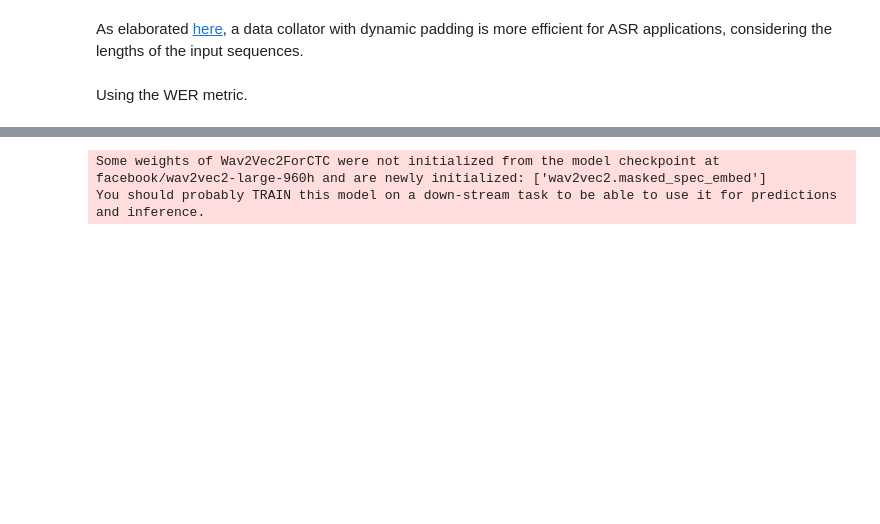
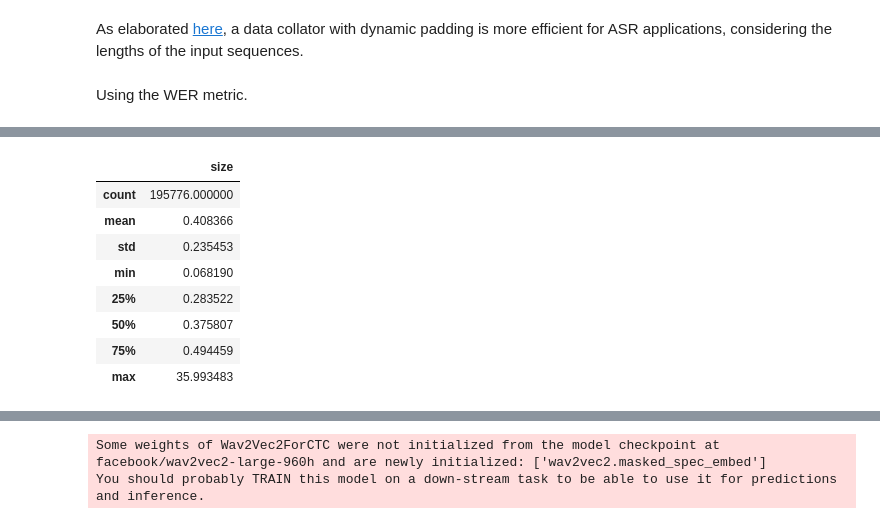
Before and after one commit to teofc111/asr_project, a Jupyter notebook: asr-train/cv-train-2a.ipynb, the cells around one changed output, grey strips where cells are left out. Cells and saved outputs as stored; diff of their text form; code cells hidden in the pictures; blank space fills up the shorter version.

```diff
--- a/asr-train/cv-train-2a.ipynb
+++ b/asr-train/cv-train-2a.ipynb
@@ -361,0 +545,27 @@ You should probably TRAIN this model on a down-stream task to be able to use it
+# %%
+import os
+import pandas as pd
+
+# Define the folder path
+folder_path = '/home/tfc/asr_project/common_voice/cv-valid-train/cv-valid-train'
+
+# Create a list to store file information
+file_info = []
+
+# Iterate over all files in the directory
+for filename in os.listdir(folder_path):
+    file_path = os.path.join(folder_path, filename)
+    if os.path.isfile(file_path):  # Ensure it is a file
+        file_size = os.path.getsize(file_path)  # Get file size in bytes
+        file_extension = os.path.splitext(filename)[1]  # Get file extension
+        file_info.append({
+            "name": filename,
+            "size": file_size/1024/1024,
+            "ext": file_extension
+        })
+
+# Create a DataFrame from the list of dictionaries
+df = pd.DataFrame(file_info)
+
+# Display the DataFrame
+print(df)
@@ -361,0 +587,13 @@ You should probably TRAIN this model on a down-stream task to be able to use it
+# %%
+df_wav = df.loc[df['ext']=='.wav']
+df_wav.describe()
+# %% [output]
+|  | size |
+| count | 195776.000000 |
+| mean | 0.408366 |
+| std | 0.235453 |
+| min | 0.068190 |
+| 25% | 0.283522 |
+| 50% | 0.375807 |
+| 75% | 0.494459 |
+| max | 35.993483 |
```
Also changed, not shown: parts of 82 cells of this notebook, 3 other files.
